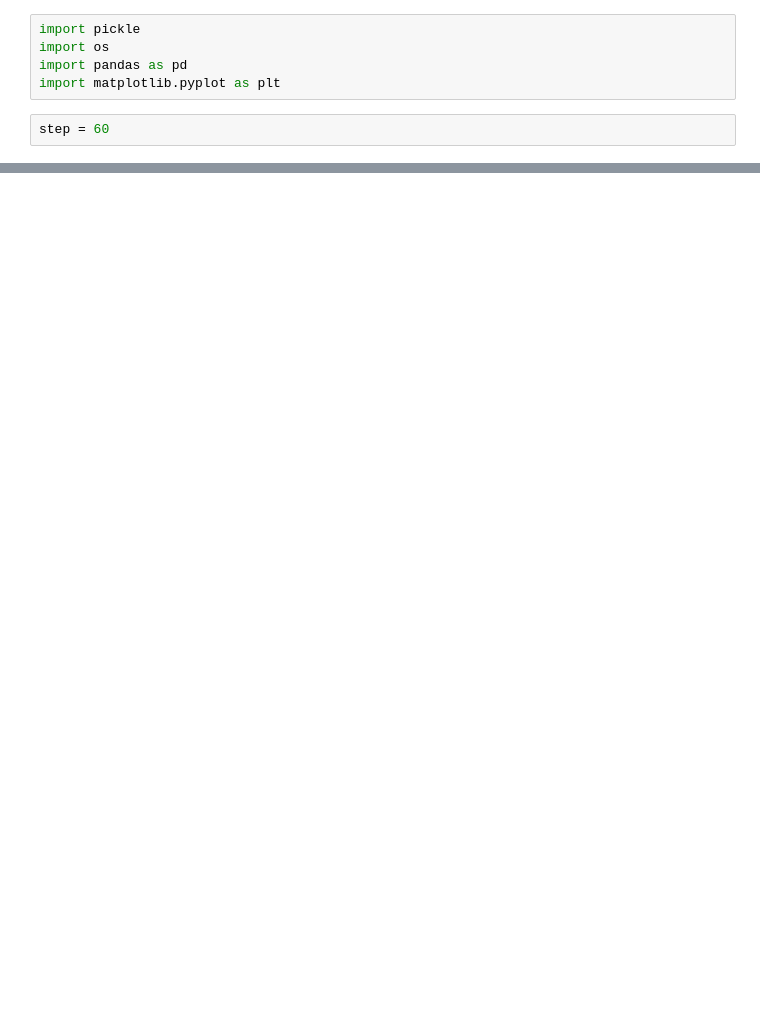
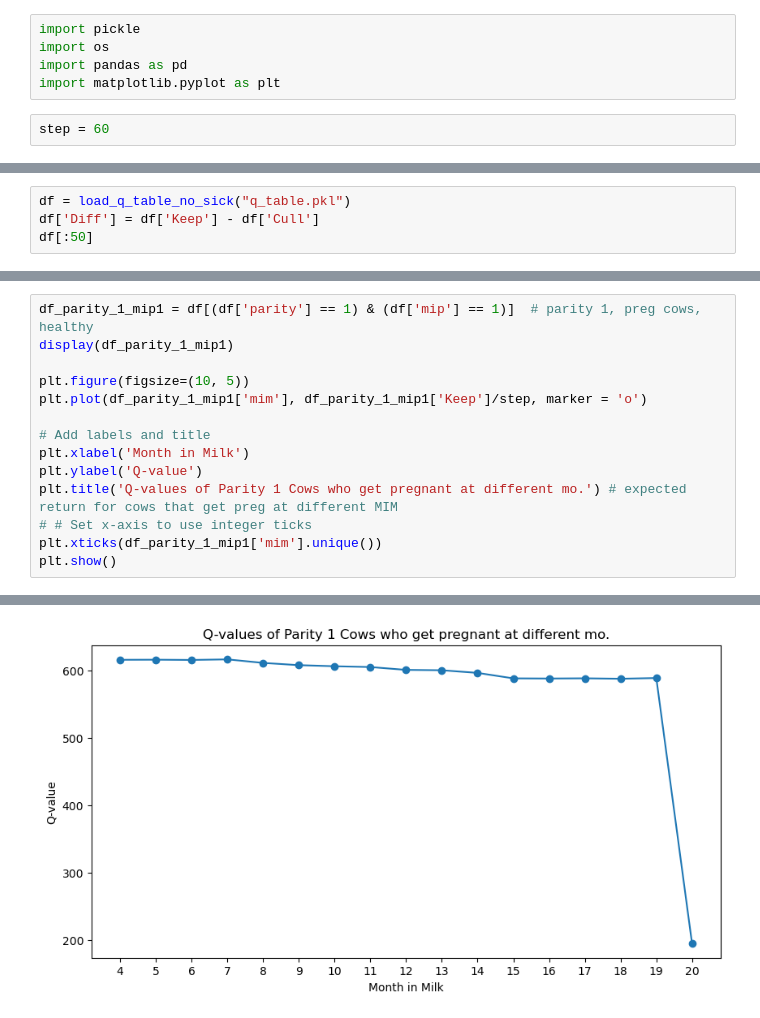
Before and after one commit to YijingGong/RL_cow_culling, a Jupyter notebook: Untitled.ipynb, the cells around one changed output, grey strips where cells are left out. Cells and saved outputs as stored; diff of their text form; blank space fills up the shorter version.

```diff
--- a/Untitled.ipynb
+++ b/Untitled.ipynb
@@ -152,0 +243,4 @@ plt.show()
+# %%
+df = load_q_table_no_sick("q_table.pkl")
+df['Diff'] = df['Keep'] - df['Cull']
+df[:50]
@@ -152,0 +331,15 @@ plt.show()
+# %%
+df_parity_1_mip1 = df[(df['parity'] == 1) & (df['mip'] == 1)]  # parity 1, preg cows, healthy
+display(df_parity_1_mip1)
+
+plt.figure(figsize=(10, 5))
+plt.plot(df_parity_1_mip1['mim'], df_parity_1_mip1['Keep']/step, marker = 'o')
+
+# Add labels and title
+plt.xlabel('Month in Milk')
+plt.ylabel('Q-value')
+plt.title('Q-values of Parity 1 Cows who get pregnant at different mo.') # expected return for cows that get preg at different MIM
+# # Set x-axis to use integer ticks
+plt.xticks(df_parity_1_mip1['mim'].unique())
+plt.show()
+# %% [output]
@@ -152,0 +364 @@ plt.show()
+[figure, added]
```
Also changed, not shown: parts of 15 cells of this notebook, 17 other files.
